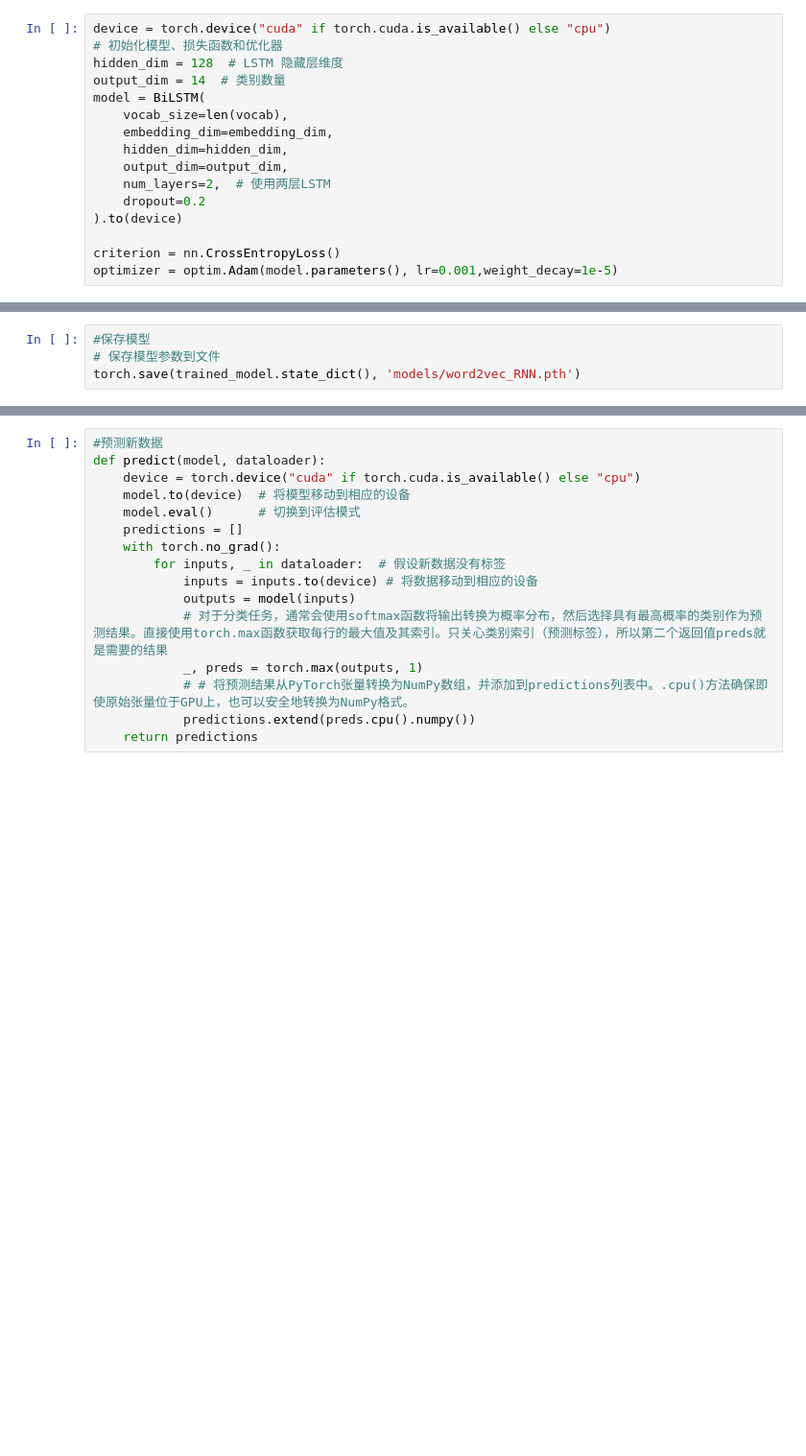
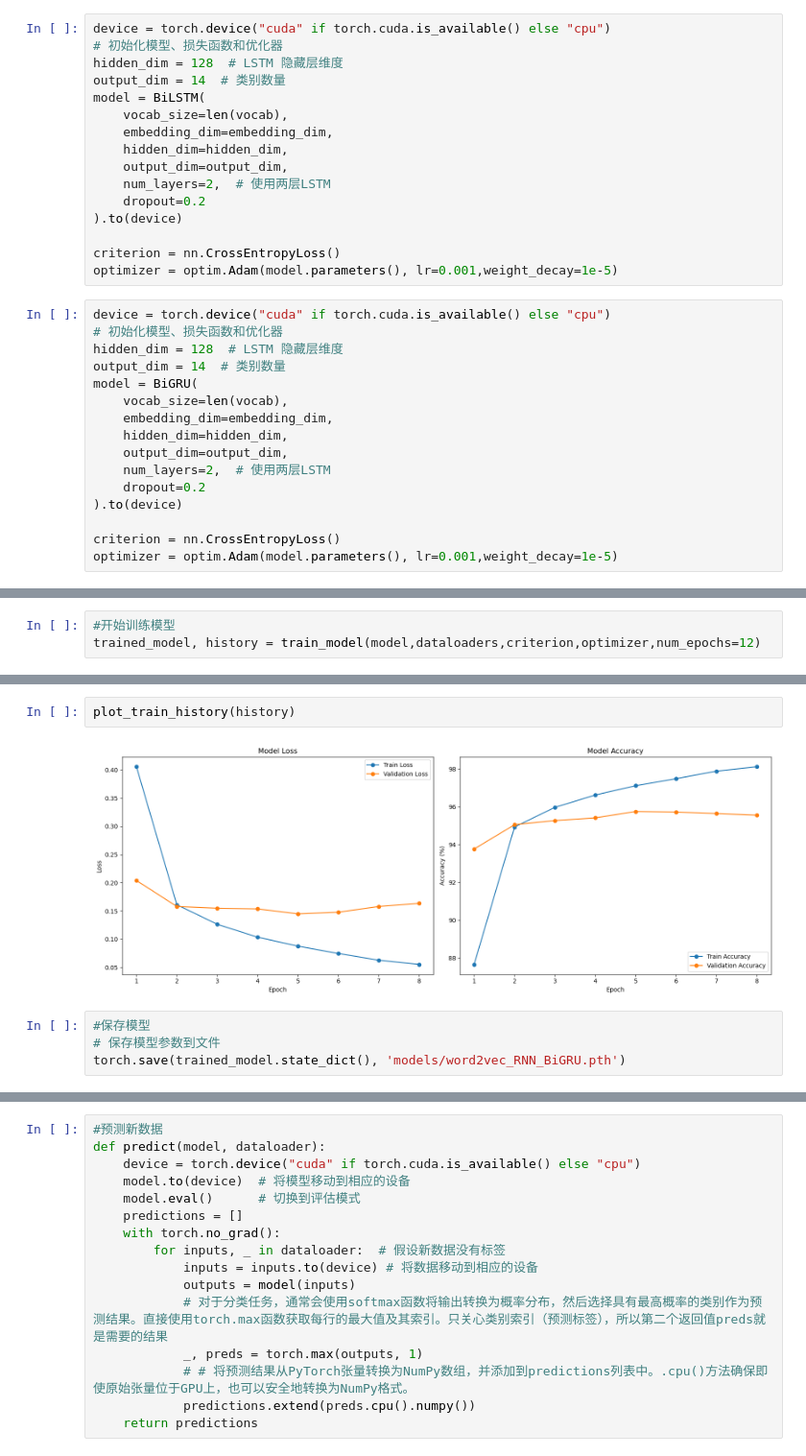
Before and after one commit to Reggielang/AI, a Jupyter notebook: DL/NLP新闻分类赛-RNN.ipynb, the cells around one changed output, grey strips where cells are left out. Shown at 96% size. Saved outputs shown, nothing was run; the diff lists cells and outputs as text; blank space fills up the shorter version.

```diff
--- a/DL/NLP新闻分类赛-RNN.ipynb
+++ b/DL/NLP新闻分类赛-RNN.ipynb
@@ -249,5 +310,21 @@ model = BiLSTM(
 
 criterion = nn.CrossEntropyLoss()
 optimizer = optim.Adam(model.parameters(), lr=0.001,weight_decay=1e-5)
+# %%
+device = torch.device("cuda" if torch.cuda.is_available() else "cpu")
+# 初始化模型、损失函数和优化器
+hidden_dim = 128  # LSTM 隐藏层维度
+output_dim = 14  # 类别数量
+model = BiGRU(
+    vocab_size=len(vocab),
+    embedding_dim=embedding_dim,
+    hidden_dim=hidden_dim,
+    output_dim=output_dim,
+    num_layers=2,  # 使用两层LSTM
+    dropout=0.2
+).to(device)
+
+criterion = nn.CrossEntropyLoss()
+optimizer = optim.Adam(model.parameters(), lr=0.001,weight_decay=1e-5)
 # %%
 #开始训练模型
@@ -258,0 +350,3 @@ KeyboardInterrupt:
+# %%
+#开始训练模型
+trained_model, history = train_model(model,dataloaders,criterion,optimizer,num_epochs=12)
@@ -259,7 +371,11 @@ KeyboardInterrupt:
+# %%
+plot_train_history(history)
+# %% [output]
+[figure, added]
 # %%
 #保存模型
 # 保存模型参数到文件
-torch.save(trained_model.state_dict(), 'models/word2vec_RNN.pth')
+torch.save(trained_model.state_dict(), 'models/word2vec_RNN_BiGRU.pth')
 # %%
 # 设定设备
 device = torch.device("cuda" if torch.cuda.is_available() else "cpu")
```
Also changed, not shown: parts of 10 cells of this notebook, 1 other file.
